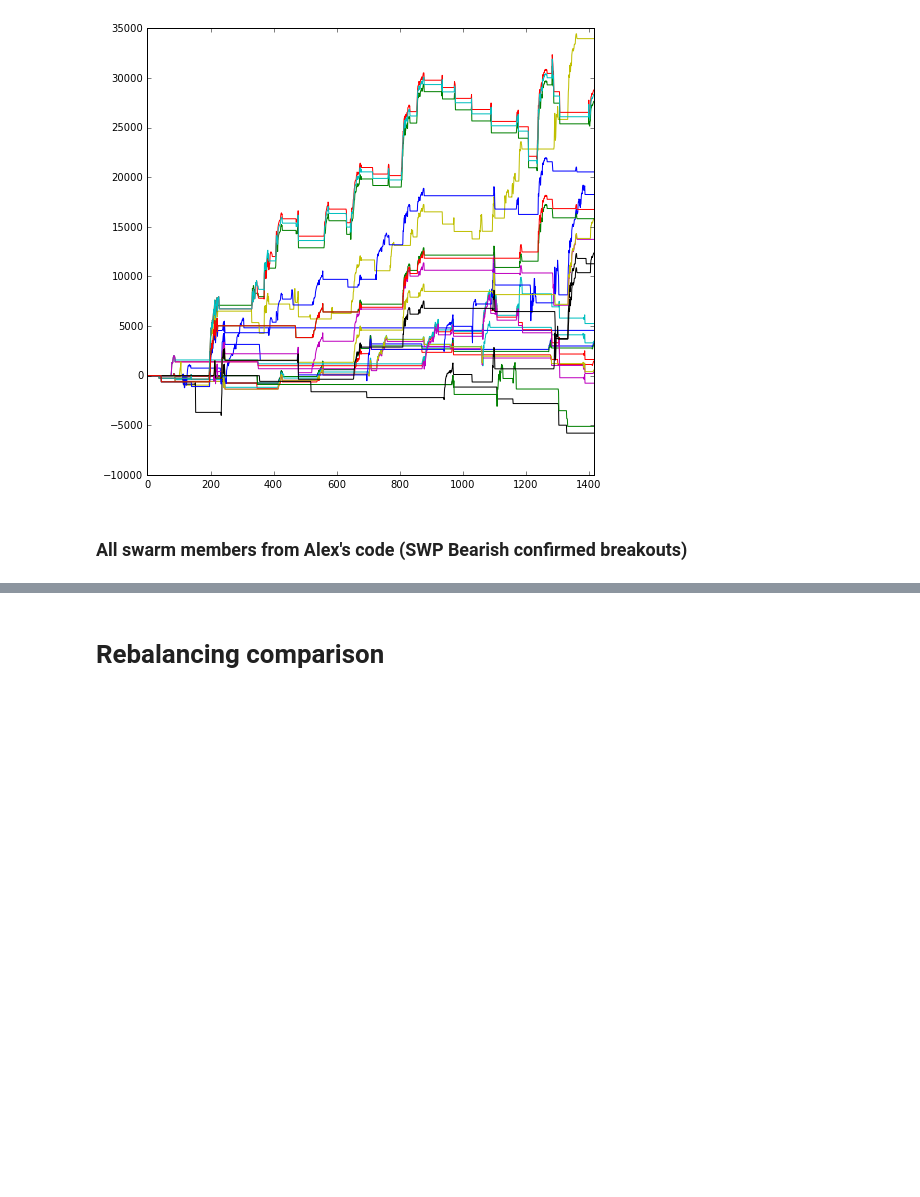
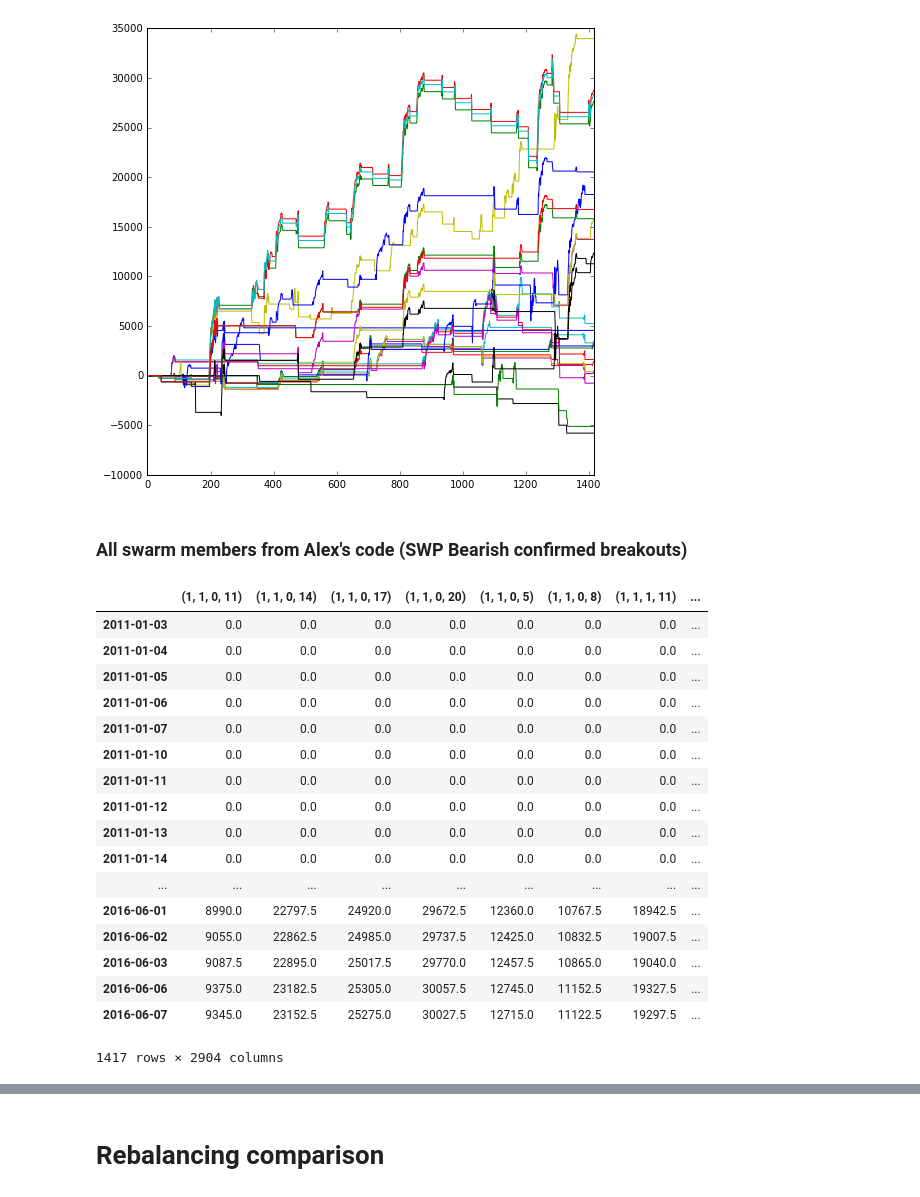
Before and after one commit to trendmanagement/tmqrexo_alexveden, a Jupyter notebook: notebooks/Rebalancing original/Rebalancing TOP Systems.ipynb, the cells around one changed output, grey strips where cells are left out. Cells and saved outputs as stored; diff of their text form; code cells hidden in the pictures; blank space fills up the shorter version.

```diff
--- a/notebooks/Rebalancing original/Rebalancing TOP Systems.ipynb
+++ b/notebooks/Rebalancing original/Rebalancing TOP Systems.ipynb
@@ -213,6 +213,27 @@ swarm.plot(legend=False)
 [figure]
 # %% [markdown]
 ### All swarm members from Alex's code (SWP Bearish confirmed breakouts)
+# %%
+smgr.swarm
+# %% [output]
+|  | (1, 1, 0, 11) | (1, 1, 0, 14) | (1, 1, 0, 17) | (1, 1, 0, 20) | (1, 1, 0, 5) | (1, 1, 0, 8) | (1, 1, 1, 11) | ... |
+| 2011-01-03 | 0.0 | 0.0 | 0.0 | 0.0 | 0.0 | 0.0 | 0.0 | ... |
+| 2011-01-04 | 0.0 | 0.0 | 0.0 | 0.0 | 0.0 | 0.0 | 0.0 | ... |
+| 2011-01-05 | 0.0 | 0.0 | 0.0 | 0.0 | 0.0 | 0.0 | 0.0 | ... |
+| 2011-01-06 | 0.0 | 0.0 | 0.0 | 0.0 | 0.0 | 0.0 | 0.0 | ... |
+| 2011-01-07 | 0.0 | 0.0 | 0.0 | 0.0 | 0.0 | 0.0 | 0.0 | ... |
+| 2011-01-10 | 0.0 | 0.0 | 0.0 | 0.0 | 0.0 | 0.0 | 0.0 | ... |
+| 2011-01-11 | 0.0 | 0.0 | 0.0 | 0.0 | 0.0 | 0.0 | 0.0 | ... |
+| 2011-01-12 | 0.0 | 0.0 | 0.0 | 0.0 | 0.0 | 0.0 | 0.0 | ... |
+| 2011-01-13 | 0.0 | 0.0 | 0.0 | 0.0 | 0.0 | 0.0 | 0.0 | ... |
+| 2011-01-14 | 0.0 | 0.0 | 0.0 | 0.0 | 0.0 | 0.0 | 0.0 | ... |
+| ... | ... | ... | ... | ... | ... | ... | ... | ... |
+| 2016-06-01 | 8990.0 | 22797.5 | 24920.0 | 29672.5 | 12360.0 | 10767.5 | 18942.5 | ... |
+| 2016-06-02 | 9055.0 | 22862.5 | 24985.0 | 29737.5 | 12425.0 | 10832.5 | 19007.5 | ... |
+| 2016-06-03 | 9087.5 | 22895.0 | 25017.5 | 29770.0 | 12457.5 | 10865.0 | 19040.0 | ... |
+| 2016-06-06 | 9375.0 | 23182.5 | 25305.0 | 30057.5 | 12745.0 | 11152.5 | 19327.5 | ... |
+| 2016-06-07 | 9345.0 | 23152.5 | 25275.0 | 30027.5 | 12715.0 | 11122.5 | 19297.5 | ... |
+1417 rows × 2904 columns
 # %%
 smgr.swarm.plot(legend=False)
 # %% [output]
```
Also changed, not shown: parts of 7 cells of this notebook, 1 other file.
